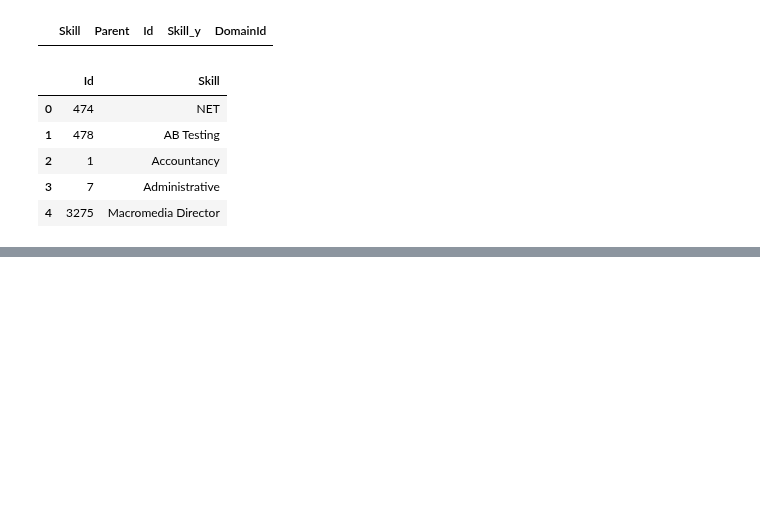
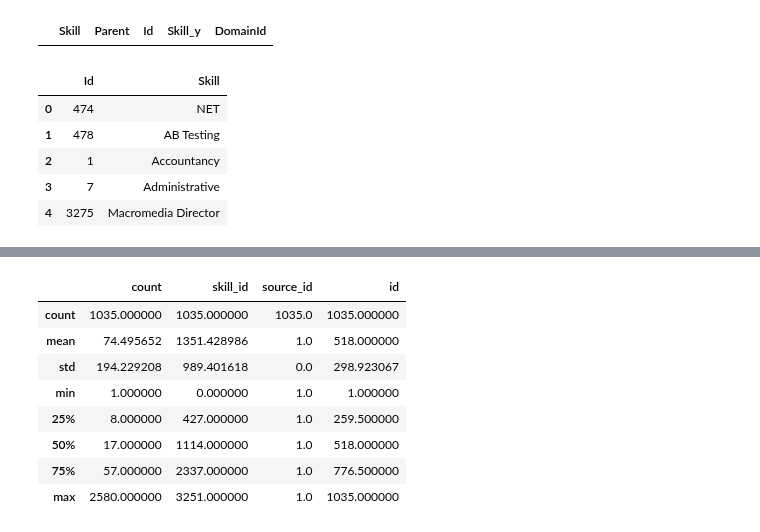
Before and after one commit to binxuankong/skills-ontology-project, a Jupyter notebook: New Skills to DB (Acceltic Format).ipynb, the cells around one changed output, grey strips where cells are left out. Cells and saved outputs as stored; diff of their text form; code cells hidden in the pictures; blank space fills up the shorter version.

Commit message:
Publish new skills

```diff
--- a/New Skills to DB (Acceltic Format).ipynb
+++ b/New Skills to DB (Acceltic Format).ipynb
@@ -157,0 +162,7 @@ df_a2.head()
+# %%
+df_source = pd.DataFrame([
+    [0, 'Rubiqe'],
+    [1, 'MYFutureJobs'],
+    [2, 'Indeed']
+], columns=['Id', 'Source'])
+df_source.head()
@@ -157,0 +176,3 @@ df_a2.head()
+# %%
+df_count = pd.read_csv('skills/ForAcceltic.csv')
+df_count.head()
@@ -157,0 +186,4 @@ df_a2.head()
+# %%
+df_c2 = df_count.merge(df_sfinal[['Skill', 'Id']].rename(columns={'Id': 'skill_id'}), on=['Skill'], how='left')
+df_c2 = df_c2.merge(df_source.rename(columns={'Id': 'source_id'}), on=['Source'], how='left')
+df_c2.loc[df_c2['skill_id'].isna()]
@@ -157,0 +192,10 @@ df_a2.head()
+# %%
+# df_c2['job_posted_date'] = pd.DatetimeIndex(df_c2['JobPostedMonth']).month
+df_c2['JobPostedMonth'] = pd.to_datetime(df_c2['JobPostedMonth'])
+df_c2['job_posted_date'] = df_c2['JobPostedMonth'].dt.strftime('%Y-%m-%d')
+df_c2 = df_c2.drop(columns=['Skill', 'Source'])
+df_c2 = df_c2.rename(columns={'Count': 'count', 'JobPostedMonth': 'job_posted_date_iso'})
+df_c2 = df_c2.sort_values(by='skill_id')
+df_c2 = df_c2.reset_index(drop=True)
+df_c2['id'] = df_c2.index + 1
+df_c2.head()
@@ -157,0 +209,12 @@ df_a2.head()
+# %%
+df_c2.describe()
+# %% [output]
+|  | count | skill_id | source_id | id |
+| count | 1035.000000 | 1035.000000 | 1035.0 | 1035.000000 |
+| mean | 74.495652 | 1351.428986 | 1.0 | 518.000000 |
+| std | 194.229208 | 989.401618 | 0.0 | 298.923067 |
+| min | 1.000000 | 0.000000 | 1.0 | 1.000000 |
+| 25% | 8.000000 | 427.000000 | 1.0 | 259.500000 |
+| 50% | 17.000000 | 1114.000000 | 1.0 | 518.000000 |
+| 75% | 57.000000 | 2337.000000 | 1.0 | 776.500000 |
+| max | 2580.000000 | 3251.000000 | 1.0 | 1035.000000 |
```
Also changed, not shown: parts of 15 cells of this notebook, 3 other files.
